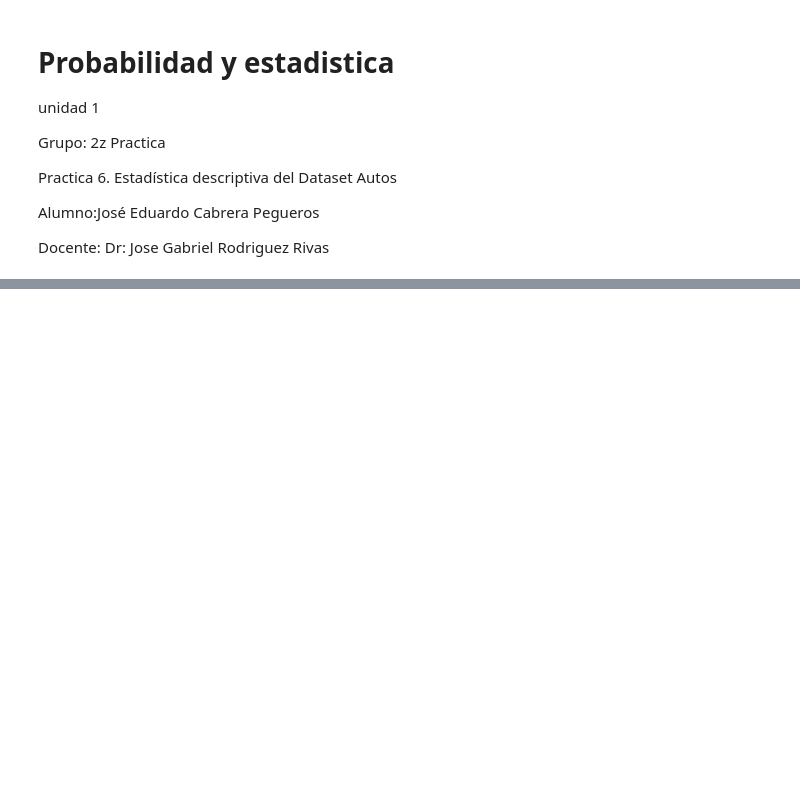
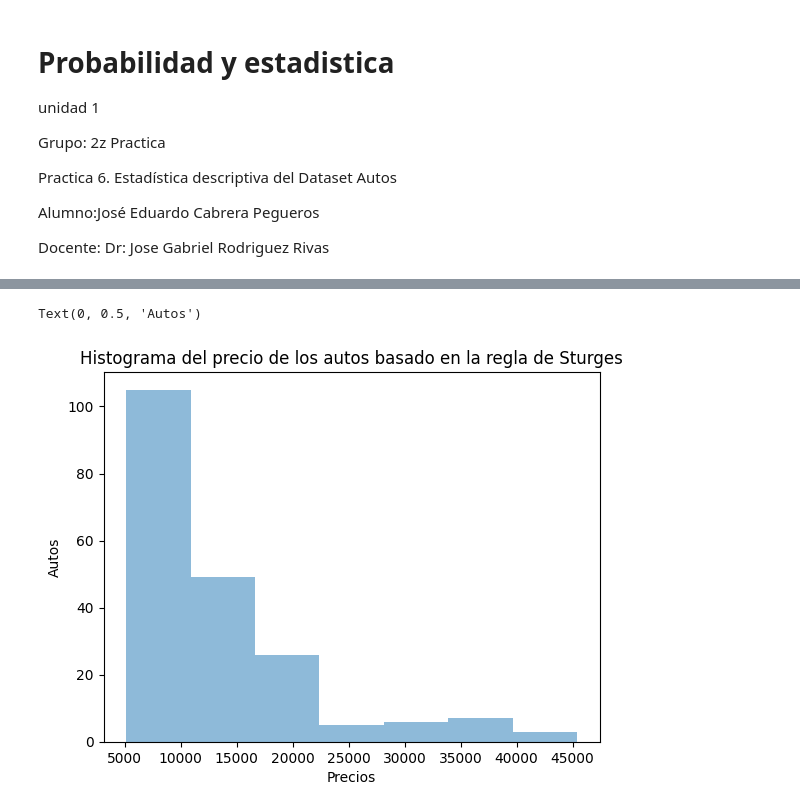
Before and after one commit to JOSEDUARDOCABRERAPEGUEROS/Probabilidad-Y-Estad-stica, a Jupyter notebook: Unidad_6.ipynb, the cells around one changed output, grey strips where cells are left out. Drawn from its saved outputs; the diff is of its cells as text; code cells hidden in the pictures; blank space fills up the shorter version.

```diff
--- a/Unidad_6.ipynb
+++ b/Unidad_6.ipynb
@@ -131,0 +25,2 @@ Conclusiones de la práctica:
+# %%
+autos = pd.read_csv("autos2.csv", encoding = "ISO-8859-1")
@@ -131,0 +95,3 @@ Conclusiones de la práctica:
+# %%
+df = pd.DataFrame({'Precios': autos.price})
+df
@@ -131,0 +112,5 @@ Conclusiones de la práctica:
+# %%
+# Calcular el número de intervalos utilizando la regla de Sturges
+n = len(autos.price)
+k = int( 1 + math.log2(100))
+print("Valor de n = ", n , " \nNúmero de intervalos =", k)
@@ -131,0 +176,9 @@ Conclusiones de la práctica:
+# %%
+# Crear un histograma basado en la tabla de frecuencia
+plt.hist(df['Precios'], bins=k, alpha = 0.5)
+plt.title('Histograma del precio de los autos basado en la regla de Sturges')
+plt.xlabel('Precios')
+plt.ylabel('Autos')
+# %% [output]
+Text(0, 0.5, 'Autos')
+[figure, added]
```
Also changed, not shown: parts of 48 cells of this notebook.
